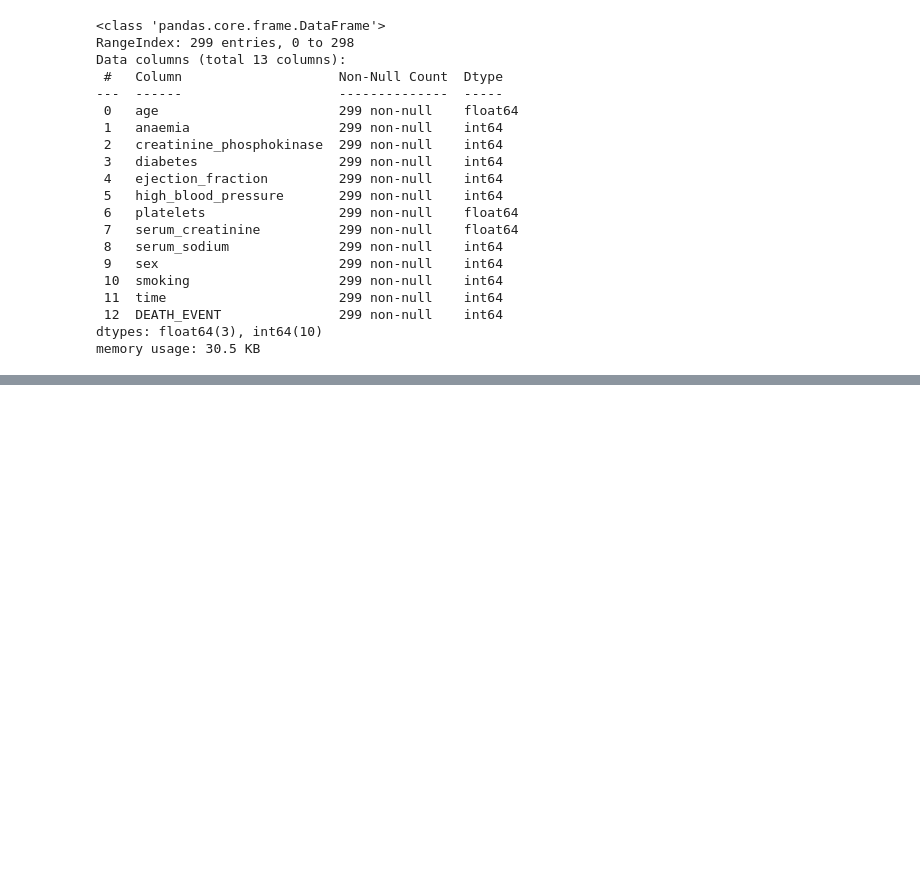
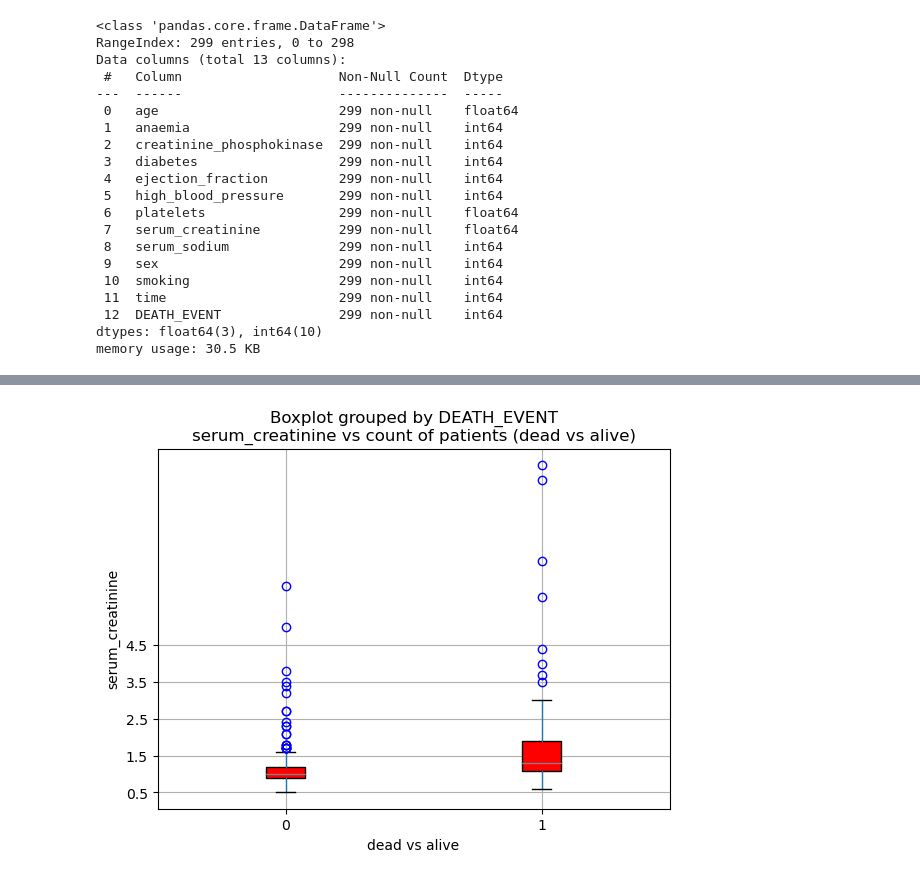
Before and after one commit to data-analyst05/MortalityPrediction_HeartFailure, a Jupyter notebook: GC.ipynb, the cells around one changed output, grey strips where cells are left out. Cells and saved outputs as stored; diff of their text form; code cells hidden in the pictures; blank space fills up the shorter version.

```diff
--- a/GC.ipynb
+++ b/GC.ipynb
@@ -133,0 +181,23 @@ plt.show()
+# %%
+#serum_creatinine vs count of patients (dead vs alive)
+a="blue"
+b="grey"
+c="red"
+
+# serum_creatinine vs count of patients (dead vs alive)
+cpk = df_cleaned.groupby("DEATH_EVENT")["serum_creatinine"]
+cpk
+
+#plotting the boxplot
+df_cleaned.boxplot(column=["serum_creatinine"], by=["DEATH_EVENT"], patch_artist=True, boxprops=dict(facecolor=c), flierprops=dict(color=a, markeredgecolor=a), medianprops=dict(color=b))
+plt.title('serum_creatinine vs count of patients (dead vs alive)')
+plt.xlabel('dead vs alive')
+plt.ylabel('serum_creatinine')
+
+y_ticks = np.arange(0.5, 5, 1)
+plt.yticks(y_ticks)
+
+plt.savefig("output_GC/serum_creatinine vs count of patients (dead vs alive).png")
+plt.show()
+# %% [output]
+[figure, added]
```
Also changed, not shown: parts of 17 cells of this notebook, 6 other files.
